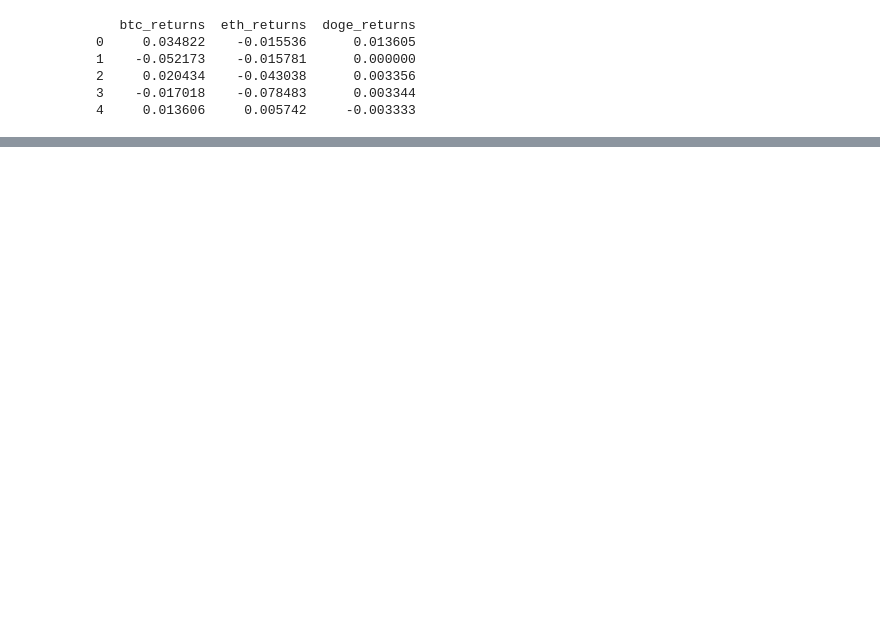
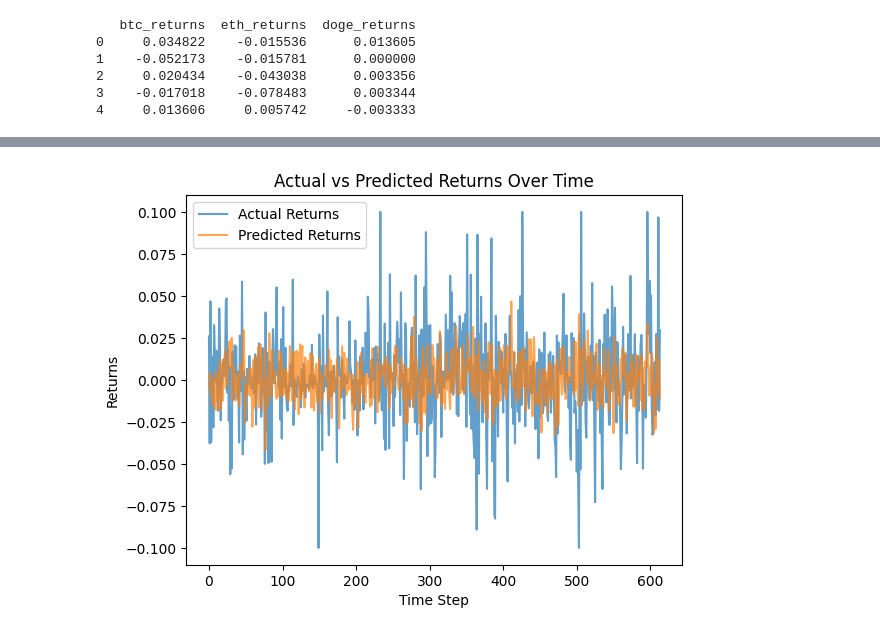
Before and after one commit to spockiash/DataAnalysis, a Jupyter notebook: Notebooks/ETC-BTC-returns.ipynb, the cells around one changed output, grey strips where cells are left out. Drawn from its saved outputs; the diff is of its cells as text; code cells hidden in the pictures; blank space fills up the shorter version.

```diff
--- a/Notebooks/ETC-BTC-returns.ipynb
+++ b/Notebooks/ETC-BTC-returns.ipynb
@@ -138,0 +148,11 @@ plt.show()
+# %%
+# Line plot for actual and predicted values
+plt.plot(y_test.reset_index(drop=True), label="Actual Returns", alpha=0.7)
+plt.plot(y_pred, label="Predicted Returns", alpha=0.7)
+plt.xlabel("Time Step")
+plt.ylabel("Returns")
+plt.title("Actual vs Predicted Returns Over Time")
+plt.legend()
+plt.show()
+# %% [output]
+[figure, added]
```
Also changed, not shown: parts of 8 cells of this notebook.
